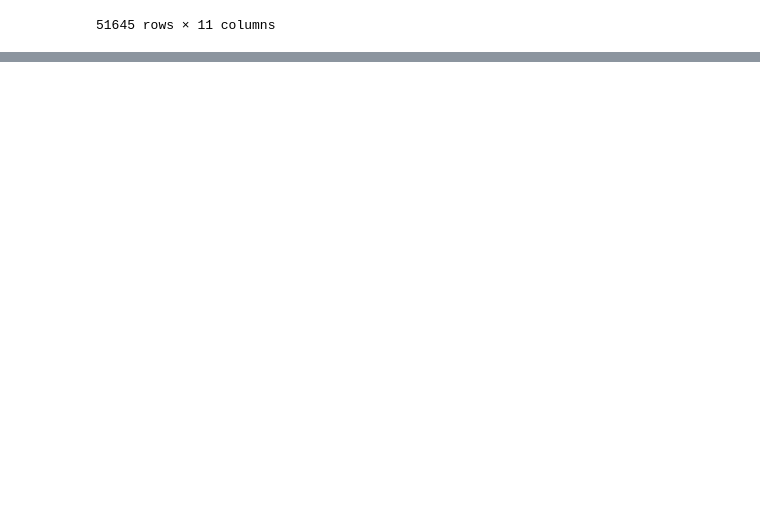
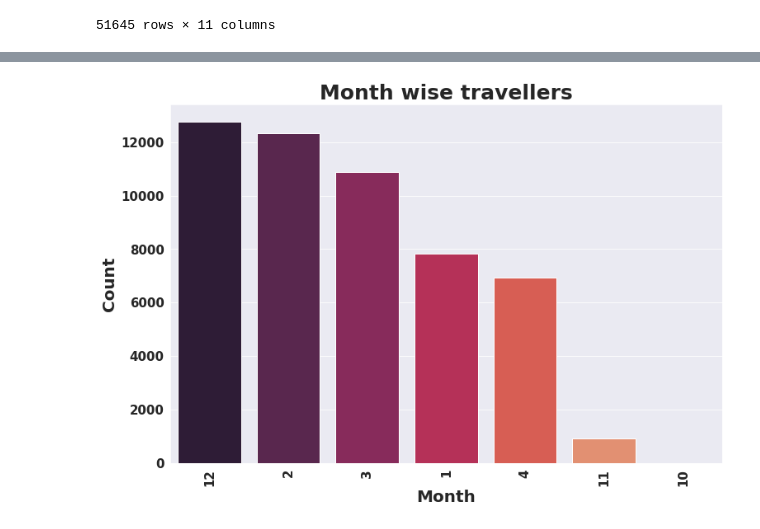
Before and after one commit to shwetaNayak19/Demand-prediction-for-public-transport, a Jupyter notebook: Demand_prediction_for_public_transport.ipynb, the cells around one changed output, grey strips where cells are left out. Cells and saved outputs as stored; diff of their text form; code cells hidden in the pictures; blank space fills up the shorter version.

```diff
--- a/Demand_prediction_for_public_transport.ipynb
+++ b/Demand_prediction_for_public_transport.ipynb
@@ -320,0 +341,19 @@ df
+# %%
+#first convert travel_time from object to datetime
+df['travelling_time'] = pd.to_datetime(df['travel_time'])
+# %%
+#now convert travel_time to time format
+df['travelling_time'] = df['travelling_time'].dt.time
+# %%
+#splitting travel_date column into day,month and year
+
+def split_date(df):
+  '''This function takes dataframe as an argument and extract the different date features of the date variable and return updated dataset'''
+  df['day_of_month'] = df['travel_date'].dt.day
+  df['month'] = df['travel_date'].dt.month
+  df['year'] = df['travel_date'].dt.year
+  df['day_of_week'] = df['travel_date'].dt.dayofweek
+  df['is_weekend'] = df['day_of_week'].apply(lambda x : 1 if x in[5,6] else 0)
+  return df
+# %%
+df = split_date(df)
@@ -320,0 +455,10 @@ df
+# %%
+#cheking for Month wise travels
+plt.figure(figsize=(12,8))
+sns.countplot(x=df['month'],palette='rocket',order=df['month'].value_counts().index)
+plt.xlabel('Month')
+plt.ylabel('Count')
+plt.xticks(rotation=90)
+plt.title('Month wise travellers');
+# %% [output]
+[figure, added]
```
Also changed, not shown: parts of 24 cells of this notebook.
